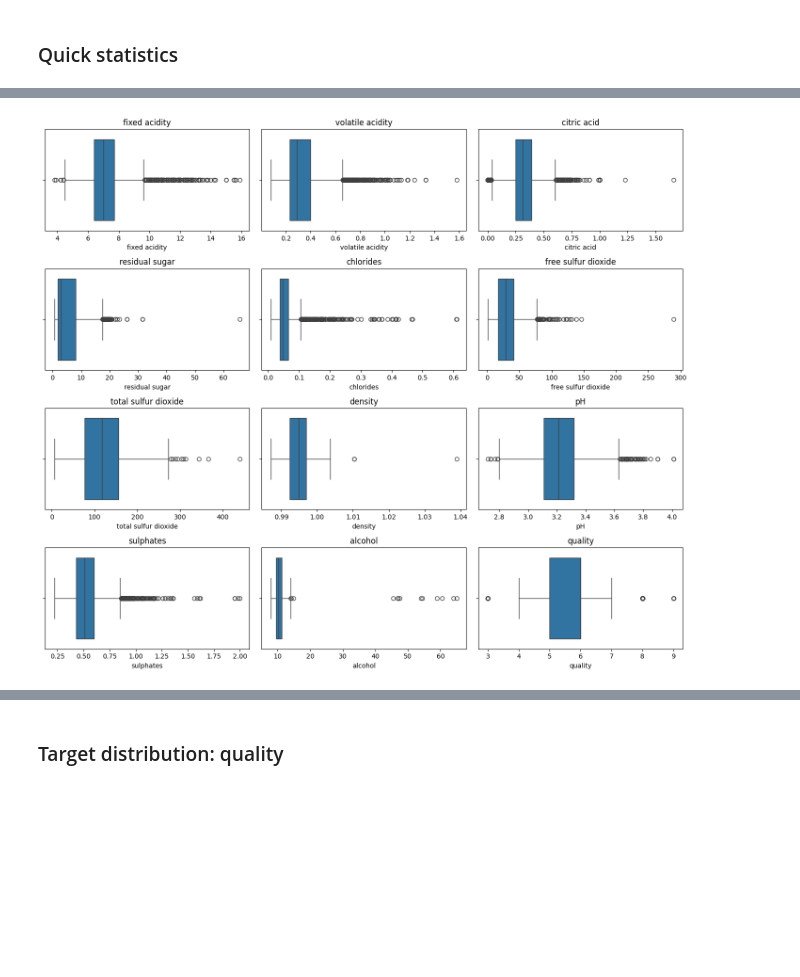
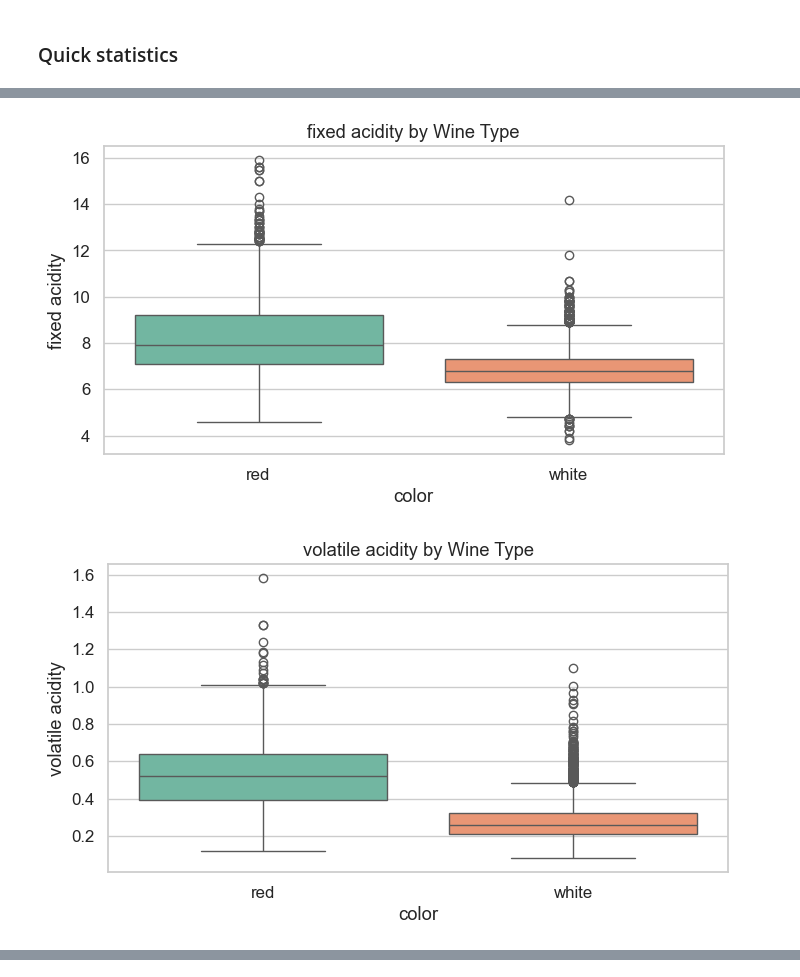
Before and after one commit to filipzekovich/Wine_ML_Lifecycle, a Jupyter notebook: ML_Lifecyle.ipynb, the cells around one changed output, grey strips where cells are left out. Cells and saved outputs as stored; diff of their text form; code cells hidden in the pictures; blank space fills up the shorter version.

```diff
--- a/ML_Lifecyle.ipynb
+++ b/ML_Lifecyle.ipynb
@@ -20,6 +23,7 @@ from sklearn.preprocessing import StandardScaler
 %matplotlib inline
 plt.style.use('default')
 np.random.seed(42)
+sns.set(style="whitegrid", palette="deep", font_scale=1.1)
 # %% [markdown]
 ### Load Data
 # %%
@@ -110,9 +92,9 @@ plt.title('Missing value mask (True = missing)');
 # %%
-num_cols = df_corrupt.select_dtypes(include='number').columns.tolist()
-plt.figure(figsize=(14, 3*len(num_cols)//3))
-for i, col in enumerate(num_cols, 1):
-    plt.subplot((len(num_cols)+2)//3, 3, i)
-    sns.histplot(df_corrupt[col].dropna(), kde=True)
-    plt.title(col)
-plt.tight_layout()
+num_features = df.select_dtypes(include=['float64', 'int64']).columns.drop('quality')
+
+for col in num_features:
+    plt.figure(figsize=(8,4))
+    sns.histplot(data=df, x=col, kde=True, color='skyblue')
+    plt.title(f'Distribution of {col}')
+    plt.show()
 # %% [output]
@@ -122,9 +114,9 @@ plt.tight_layout()
 # %%
-plt.figure(figsize=(14, 3*len(num_cols)//3))
-for i, col in enumerate(num_cols, 1):
-    plt.subplot((len(num_cols)+2)//3, 3, i)
-    sns.boxplot(x=df_corrupt[col])
-    plt.title(col)
-plt.tight_layout()
+for col in num_features:
+    plt.figure(figsize=(8,4))
+    sns.boxplot(x='color', y=col,hue='color', data=df, palette='Set2', legend=False)
+    plt.title(f'{col} by Wine Type')
+    plt.show()
 # %% [output]
-[figure, old version]
+[figure, new version]
+[figure, added]
@@ -131,2 +131,0 @@ plt.tight_layout()
-# %% [markdown]
-### Target distribution: quality
```
Also changed, not shown: parts of 40 cells of this notebook.
